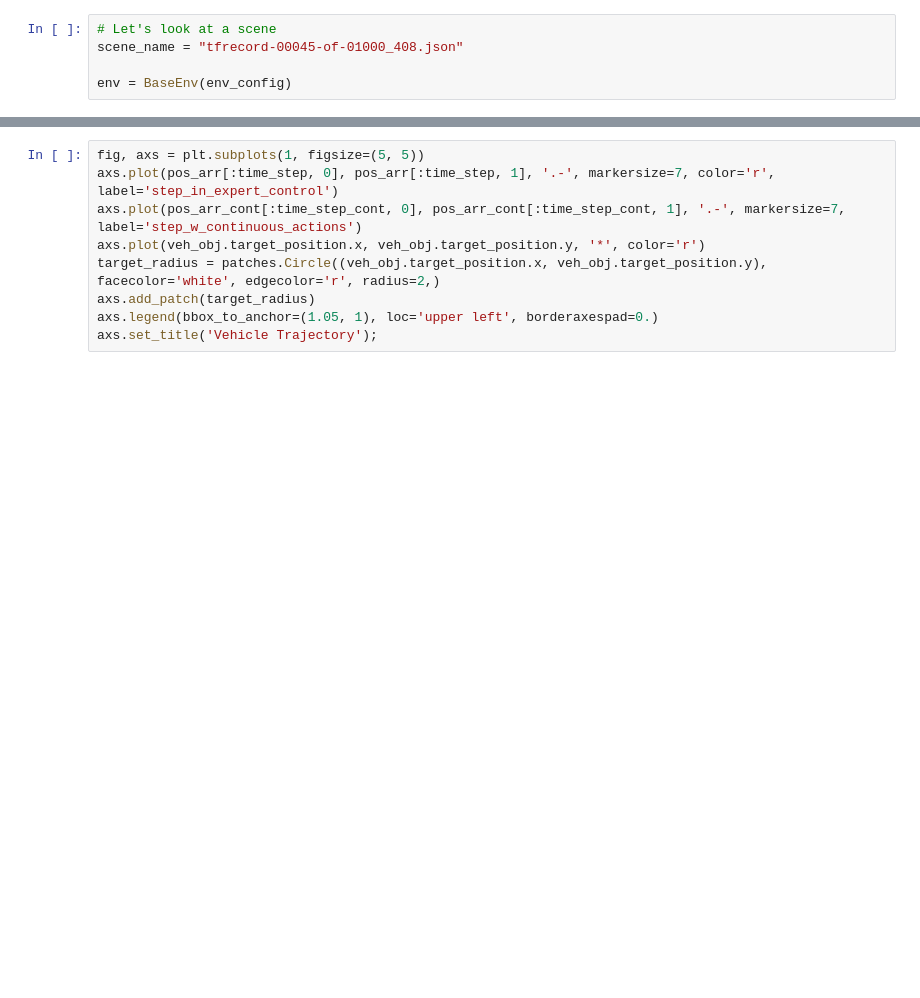
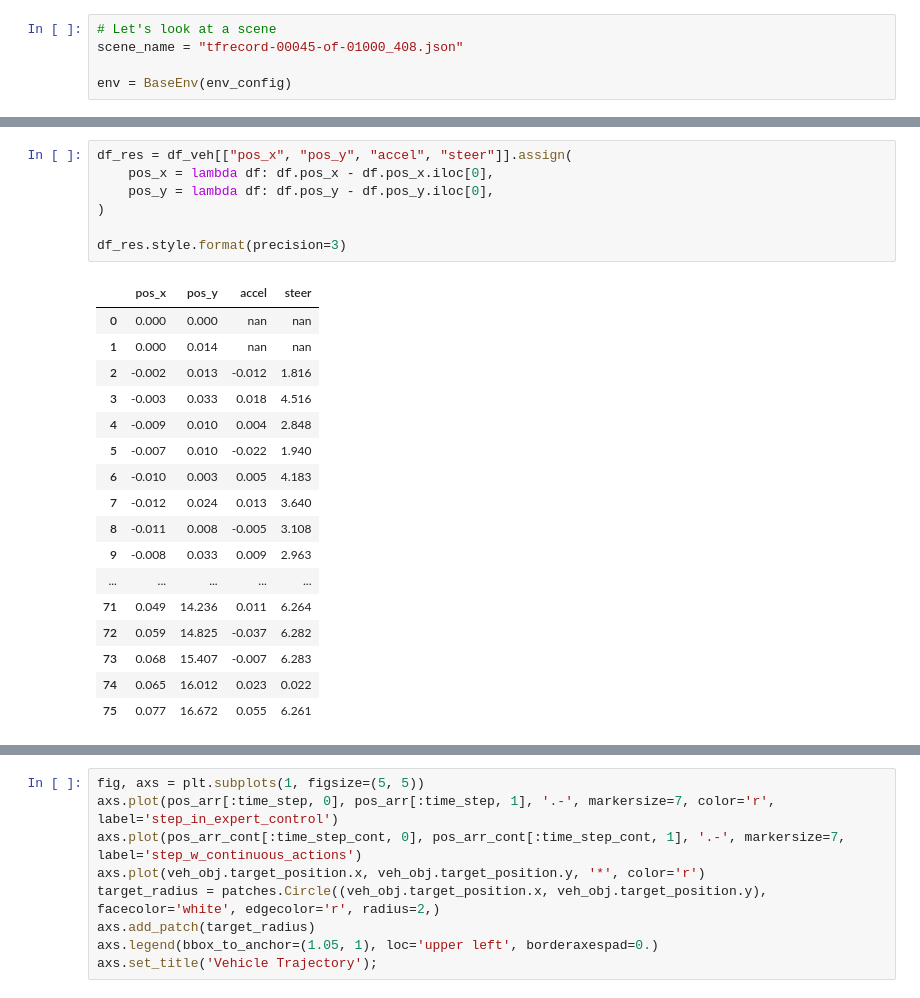
Before and after one commit to facebookresearch/nocturne, a Jupyter notebook: evaluation/behav_cloning_analysis.ipynb, the cells around one changed output, grey strips where cells are left out. Cells and saved outputs as stored; diff of their text form; blank space fills up the shorter version.

```diff
--- a/evaluation/behav_cloning_analysis.ipynb
+++ b/evaluation/behav_cloning_analysis.ipynb
@@ -207,0 +234,25 @@ info_dict[veh_obj.id]
+# %%
+df_res = df_veh[["pos_x", "pos_y", "accel", "steer"]].assign(
+    pos_x = lambda df: df.pos_x - df.pos_x.iloc[0],
+    pos_y = lambda df: df.pos_y - df.pos_y.iloc[0],
+)
+
+df_res.style.format(precision=3)
+# %% [output]
+|  | pos_x | pos_y | accel | steer |
+| 0 | 0.000 | 0.000 | nan | nan |
+| 1 | 0.000 | 0.014 | nan | nan |
+| 2 | -0.002 | 0.013 | -0.012 | 1.816 |
+| 3 | -0.003 | 0.033 | 0.018 | 4.516 |
+| 4 | -0.009 | 0.010 | 0.004 | 2.848 |
+| 5 | -0.007 | 0.010 | -0.022 | 1.940 |
+| 6 | -0.010 | 0.003 | 0.005 | 4.183 |
+| 7 | -0.012 | 0.024 | 0.013 | 3.640 |
+| 8 | -0.011 | 0.008 | -0.005 | 3.108 |
+| 9 | -0.008 | 0.033 | 0.009 | 2.963 |
+| ... | ... | ... | ... | ... |
+| 71 | 0.049 | 14.236 | 0.011 | 6.264 |
+| 72 | 0.059 | 14.825 | -0.037 | 6.282 |
+| 73 | 0.068 | 15.407 | -0.007 | 6.283 |
+| 74 | 0.065 | 16.012 | 0.023 | 0.022 |
+| 75 | 0.077 | 16.672 | 0.055 | 6.261 |
```
Also changed, not shown: parts of 19 cells of this notebook, 2 other files.
